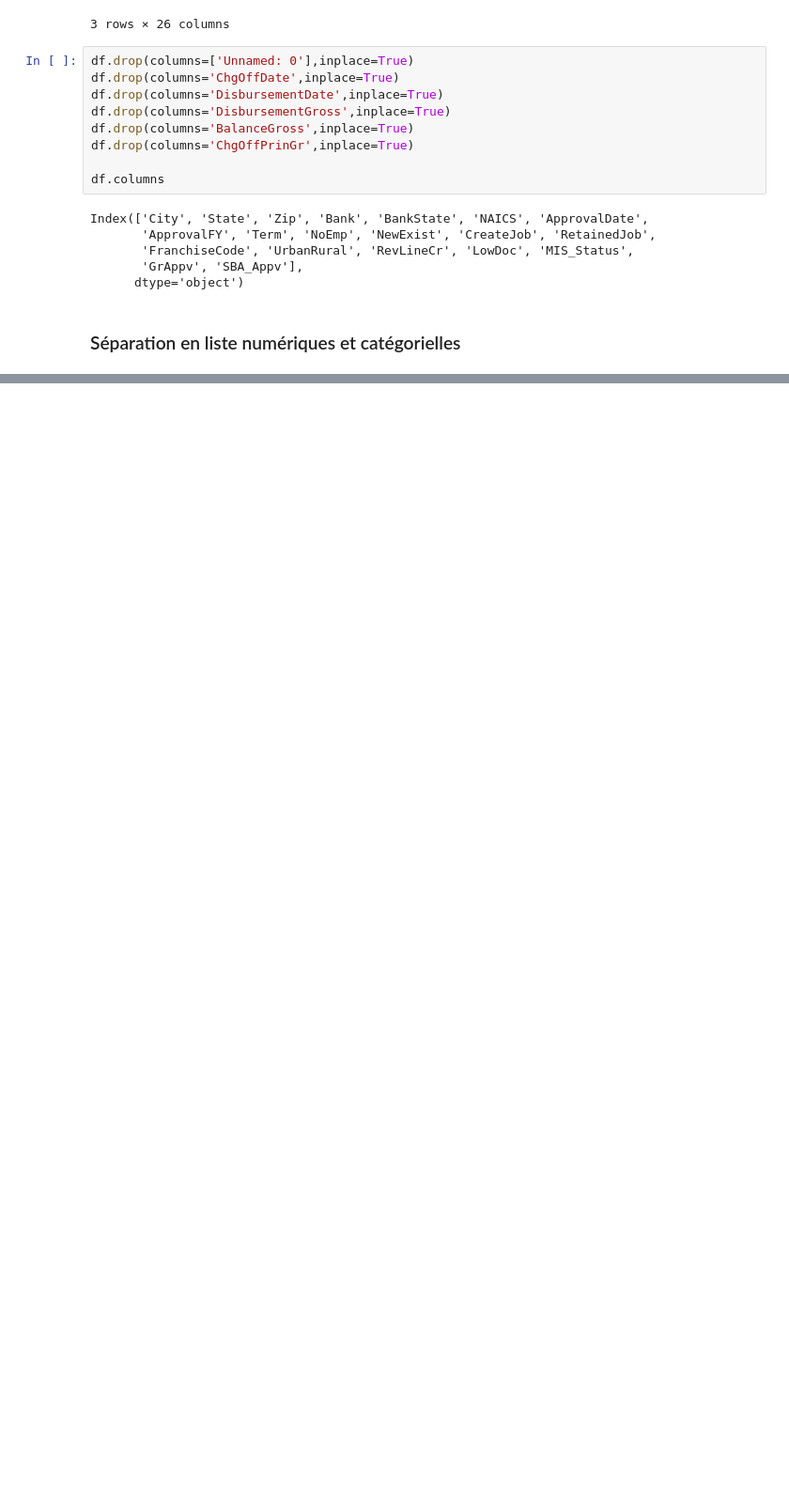
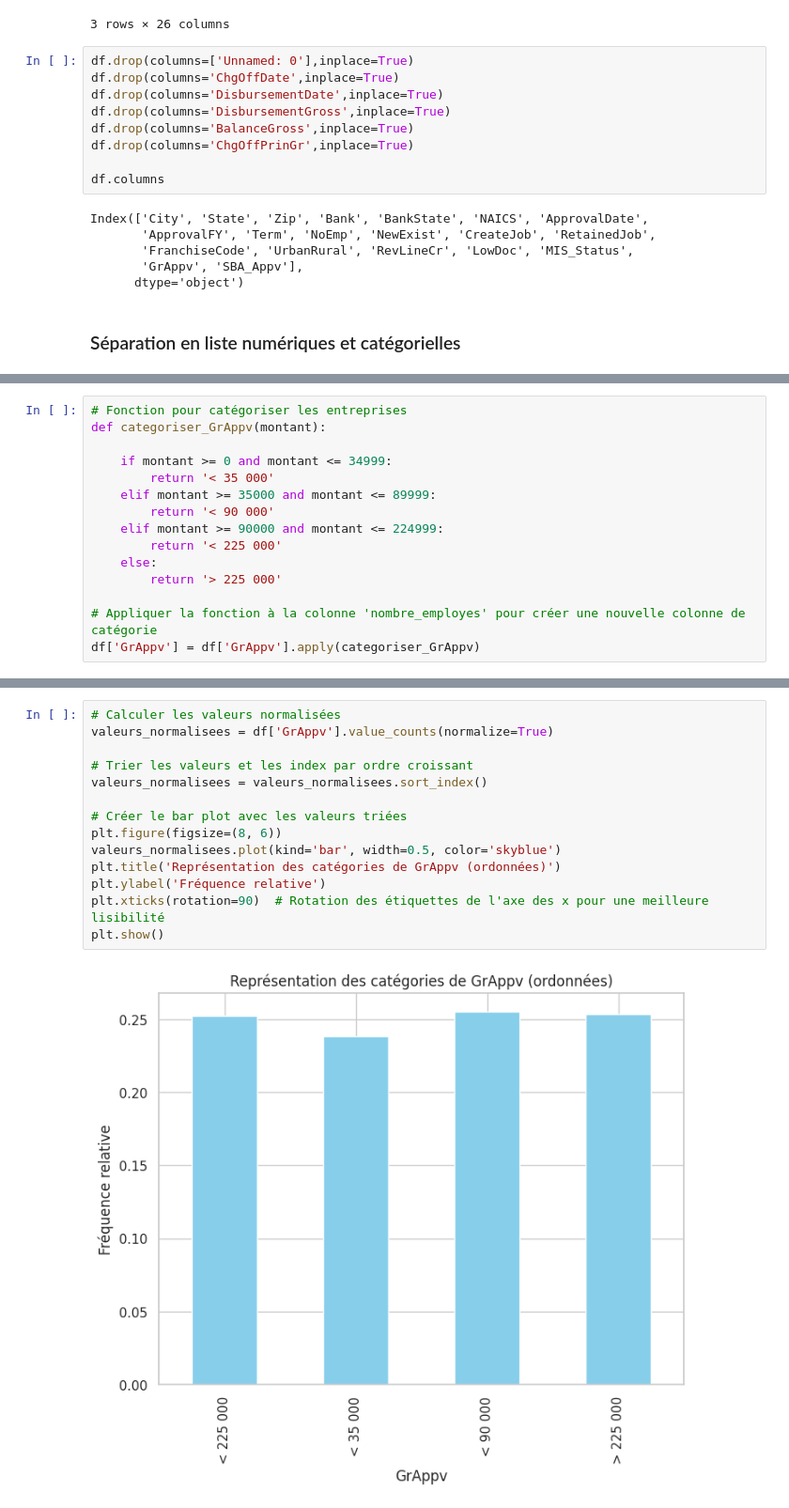
Before and after one commit to ChristianPRO1982/Projet_US_SBA, a Jupyter notebook: 02-EDA.ipynb, the cells around one changed output, grey strips where cells are left out. Shown at 94% size. Drawn from its saved outputs; the diff is of its cells as text; blank space fills up the shorter version.

```diff
--- a/02-EDA.ipynb
+++ b/02-EDA.ipynb
@@ -60,0 +154,15 @@ KeyError: 'DisbursementGross'
+# %%
+# Fonction pour catégoriser les entreprises
+def categoriser_GrAppv(montant):
+
+    if montant >= 0 and montant <= 34999:
+        return '< 35 000'
+    elif montant >= 35000 and montant <= 89999:
+        return '< 90 000'
+    elif montant >= 90000 and montant <= 224999:
+        return '< 225 000'
+    else:
+        return '> 225 000'
+
+# Appliquer la fonction à la colonne 'nombre_employes' pour créer une nouvelle colonne de catégorie
+df['GrAppv'] = df['GrAppv'].apply(categoriser_GrAppv)
@@ -60,0 +185,16 @@ KeyError: 'DisbursementGross'
+# %%
+# Calculer les valeurs normalisées
+valeurs_normalisees = df['GrAppv'].value_counts(normalize=True)
+
+# Trier les valeurs et les index par ordre croissant
+valeurs_normalisees = valeurs_normalisees.sort_index()
+
+# Créer le bar plot avec les valeurs triées
+plt.figure(figsize=(8, 6))
+valeurs_normalisees.plot(kind='bar', width=0.5, color='skyblue')
+plt.title('Représentation des catégories de GrAppv (ordonnées)')
+plt.ylabel('Fréquence relative')
+plt.xticks(rotation=90)  # Rotation des étiquettes de l'axe des x pour une meilleure lisibilité
+plt.show()
+# %% [output]
+[figure, added]
```
Also changed, not shown: parts of 22 cells of this notebook.
